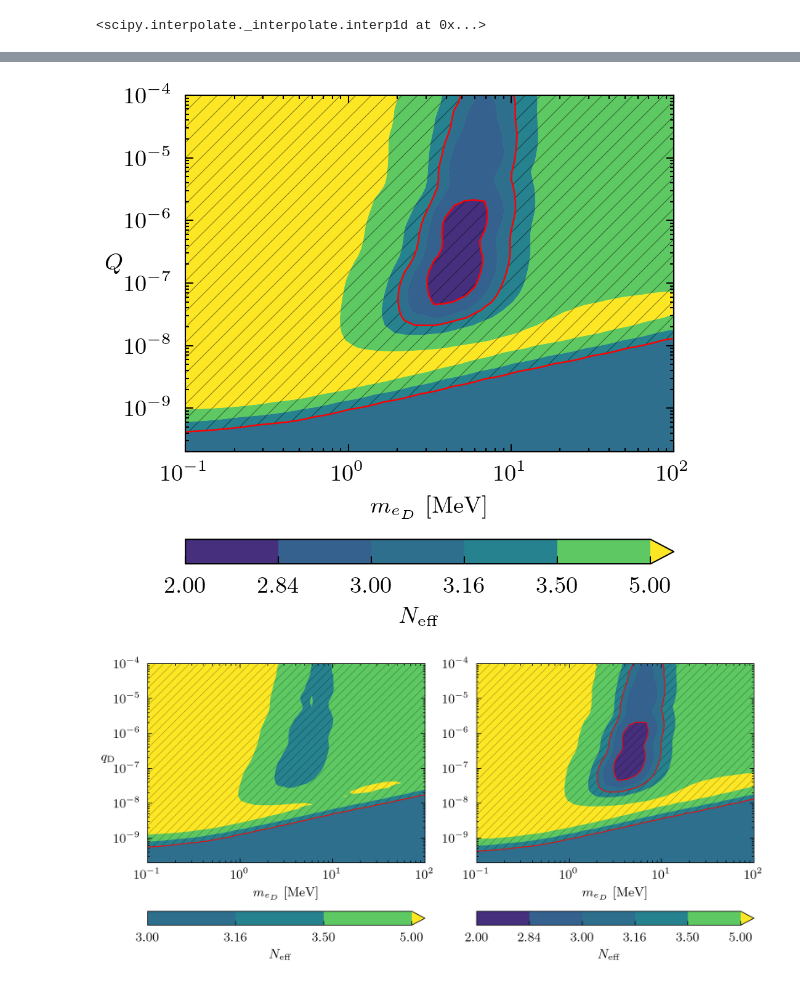
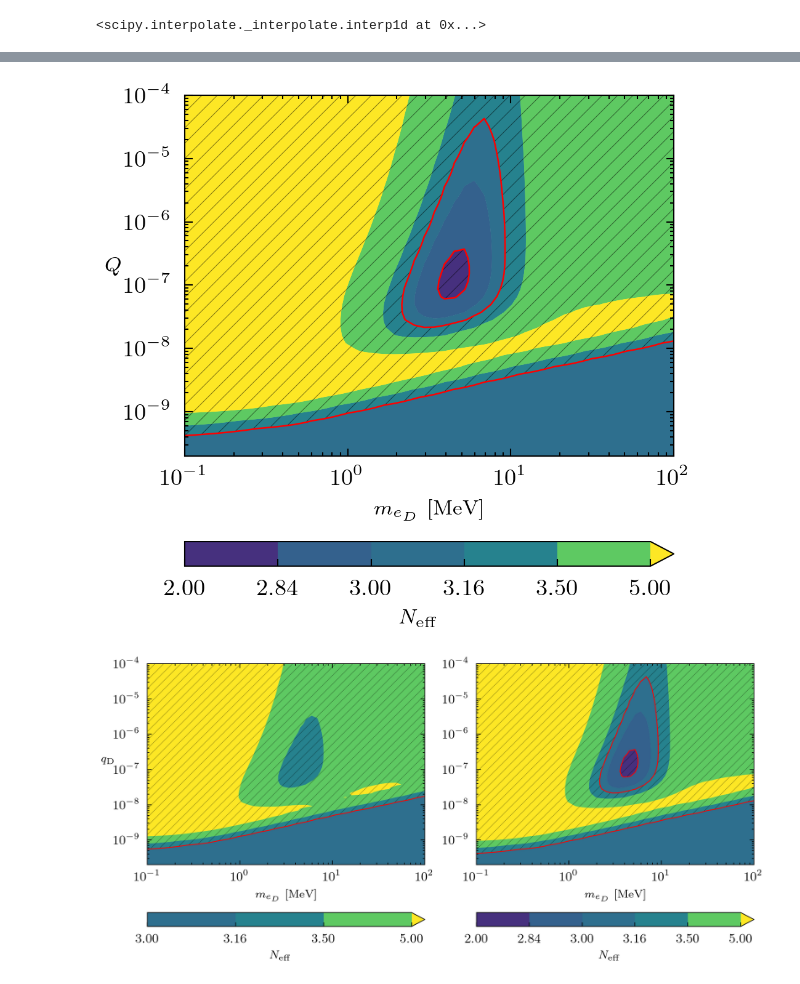
Before and after one commit to Duncan-Adams/mcp_boltzmann, a Jupyter notebook: notebooks/adm_results.ipynb, the cells around one changed output, grey strips where cells are left out. Saved outputs shown, nothing was run; the diff lists cells and outputs as text; code cells hidden in the pictures.

```diff
--- a/notebooks/adm_results.ipynb
+++ b/notebooks/adm_results.ipynb
@@ -22,9 +37,10 @@ plt.rcParams['figure.dpi'] = "300"
 # %%
 highmass = False
 # %%
-adm_results_dir = '/Users/duncan/scrap/adm_scans/adm_scan_fine/'
+# adm_results_dir = '/Users/duncan/scratch/adm_scans/adm_scan_fine/'
+adm_results_dir = '/Users/duncan/scratch/adm_scans/adm_scan_jan15/'
 if highmass:
-    adm_results_dir = '/Users/duncan/scrap/adm_scans/adm_scan_highmass_notop/'
+    adm_results_dir = '/Users/duncan/scratch/adm_scans/adm_scan_highmass_notop/'
 # %% [markdown]
 ### Loop over directories to find all parameter points and load results
 # %%
@@ -142,6 +158,8 @@ np.savez_compressed(
 ### Plots
 # %%
 unique_mde = np.unique(m_de)
+
+N_eff_min_cut = 0.1
 
 N_eff_results_dict = dict()
 Delta_N_eff_interp_dict = dict()
@@ -463,7 +488,7 @@ plt.savefig('../output/figures/N_eff_contour_PL.pdf')
 
 plt.show()
 # %% [output]
-[figure, old version]
+[figure, new version]
 # %%
 plt.rcParams['hatch.color'] = (0.0, 0.0, 0.0, 0.5)
 hatch_style = '////'
@@ -474,9 +499,10 @@ f, ax = plt.subplots(
     1, 2, figsize=(2*3.25, 3.0), layout="constrained", sharey=False
 )
 
+plt.contourf
 
 cont_kwargs = {
-    'algorithm' : 'serial',
+    'algorithm' : 'mpl2014',
     'extend': 'max',
     'antialiased': True
 }
@@ -542,31 +568,31 @@ ax[1].contourf(
     **cont_kwargs
 )
 
 ax[1].contour(
     masses_PL,
     charges_PL,
     N_eff_PL,
     levels=np.array([3.0 - Dneff_constraint, 3.0 + Dneff_constraint]),
     colors='red',
     antialiased=True,
 )
 ################################################################################################################
 ax[0].set_ylim(2e-10, 1e-4)
 ax[0].set_yscale('log')
 ax[0].set_ylabel(r'$q_{\rm D}$',  rotation='horizontal')
 
 ax[1].set_ylim(2e-10, 1e-4)
 ax[1].set_yscale('log')
 
 ax[0].set_xlabel('$m_{e_D}~$[MeV]')
 ax[0].set_xscale('log')
 
 ax[1].set_xlabel('$m_{e_D}~$[MeV]')
 ax[1].set_xscale('log')
 
 
 plt.savefig('../output/figures/N_eff_contour_combined.pdf')
 
 plt.show()
 # %% [output]
-[figure, old version]
+[figure, new version]
```
Also changed, not shown: parts of 56 cells of this notebook, 6 other files.
